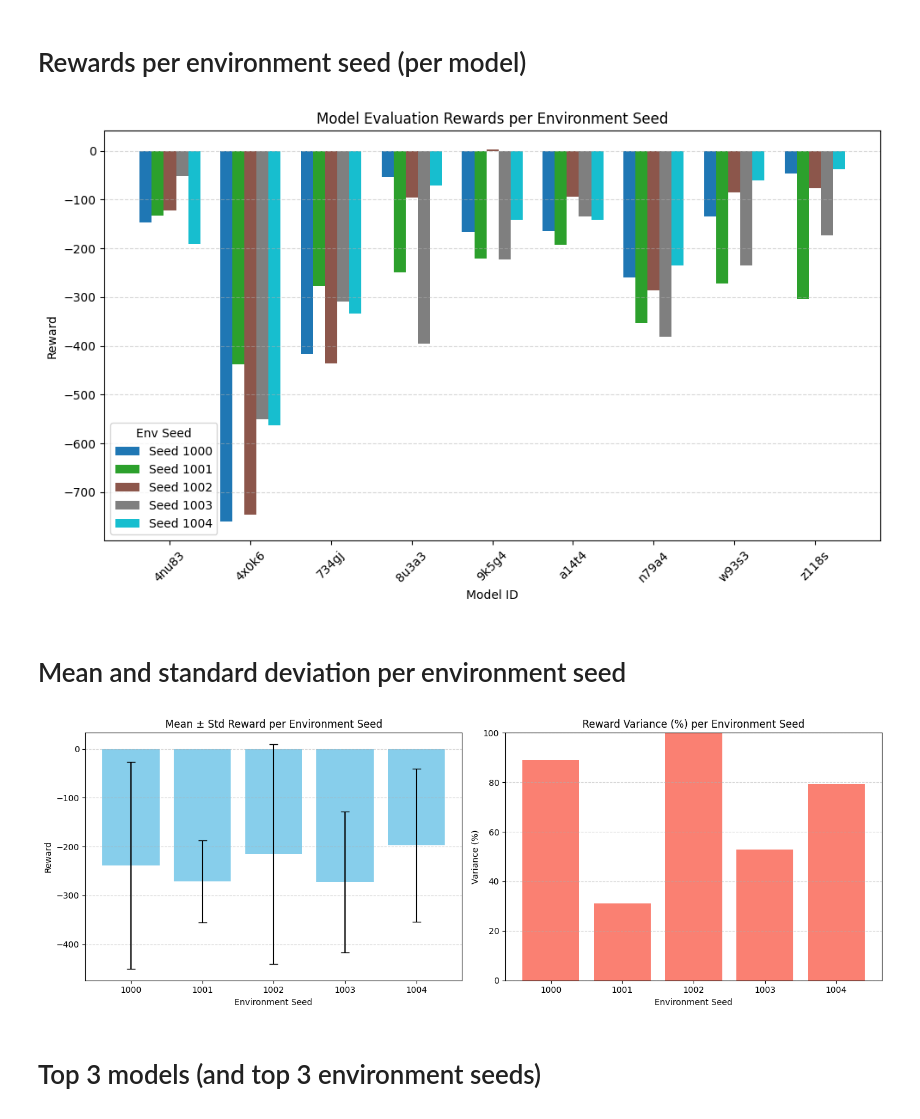
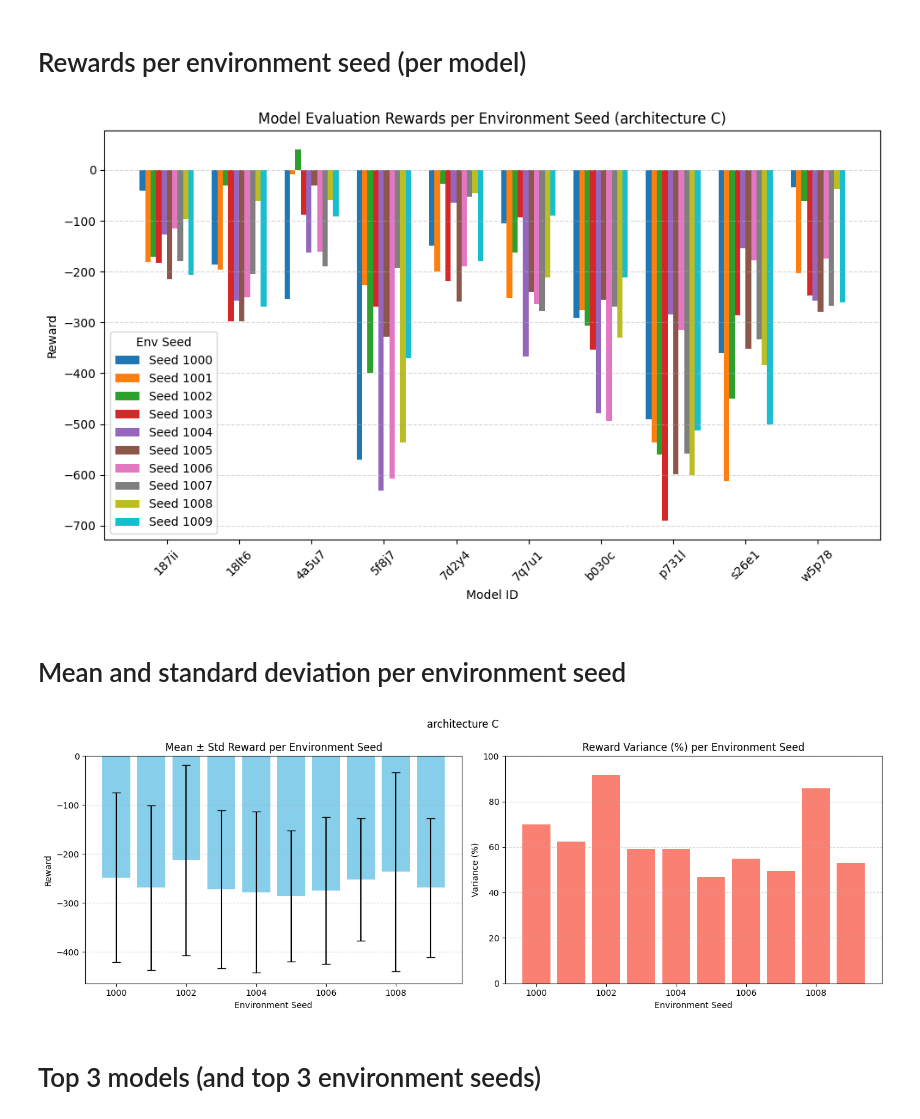
Before and after one commit to Willian-Girao/lunar-transformer-il, a Jupyter notebook: notebooks/1_architecture_quality_viz.ipynb, the cells around one changed output. Cells and saved outputs as stored; diff of their text form; code cells hidden in the pictures.

```diff
--- a/notebooks/1_architecture_quality_viz.ipynb
+++ b/notebooks/1_architecture_quality_viz.ipynb
@@ -16,10 +16,13 @@ sys.path.append(os.path.abspath(os.path.join(os.getcwd(), '..')))
 
 from src.utils.model_handling import get_models_evaluation_data
 # %%
-dir = 'models_baseline_2'
+dir = 'models_architecture_C'
 # %%
 project_root = os.path.abspath(os.path.join(os.getcwd(), '../'))
 models = os.listdir(os.path.join(project_root, 'results', dir))
+# %%
+plot_save_dir = os.path.join(project_root, 'results', 'plots')
+os.makedirs(plot_save_dir, exist_ok=True)
 # %% [markdown]
 # Rewards per environment seed (per model)
 # %%
@@ -32,36 +35,37 @@ for model_id in models:
 
     for env_info, eval_data in eval_data.items():
         env_seed = int(re.findall(r'\d+', env_info)[0])
-        data[model_id][env_seed] = np.round(eval_data, 2)
+        data[model_id][env_seed] = np.round(np.sum(eval_data), 2)
 # %%
 # Extract keys
 models = list(data.keys())
 env_seeds = sorted(next(iter(data.values())).keys())  # e.g. [1000, 1001, 1002, 1003, 1004]
 
 # Group bar plot setup
 x = np.arange(len(models))
-bar_width = 0.15
+bar_width = 0.075
 colors = plt.cm.tab10(np.linspace(0, 1, len(env_seeds)))
 
 plt.figure(figsize=(10, 6))
 
 # Plot one bar per env seed
 for i, seed in enumerate(env_seeds):
     rewards = [data[m][seed] for m in models]
     plt.bar(x + i * bar_width, rewards, width=bar_width, label=f"Seed {seed}", color=colors[i])
 
 # Formatting
 plt.xticks(x + bar_width * (len(env_seeds) - 1) / 2, models, rotation=45)
 plt.xlabel("Model ID")
 plt.ylabel("Reward")
-plt.title("Model Evaluation Rewards per Environment Seed")
+plt.title("Model Evaluation Rewards per Environment Seed" + f' ({dir.split('_')[1]} {dir.split('_')[2]})')
 plt.legend(title="Env Seed")
 plt.tight_layout()
 plt.grid(axis='y', linestyle='--', alpha=0.5)
 
 plt.show()
+plt.savefig(os.path.join(plot_save_dir, "model_evaluation_rewards_per_environment_seed" + f'_{dir.split('_')[1]}_{dir.split('_')[2]}.svg'))
 # %% [output]
-[figure, old version]
+[figure, new version]
 # %% [markdown]
 # Mean and standard deviation per environment seed
 # %%
@@ -103,10 +107,11 @@ axes[1].set_title("Reward Variance (%) per Environment Seed")
 axes[1].grid(axis='y', linestyle='--', alpha=0.5)
 axes[1].set_ylim(0, 100)
 
+plt.suptitle(f'{dir.split('_')[1]} {dir.split('_')[2]}')
 plt.tight_layout()
 plt.show()
 # %% [output]
-[figure, old version]
+[figure, new version]
 # %% [markdown]
 # Top 3 models (and top 3 environment seeds)
 # %%
```
Also changed, not shown: parts of 2 cells of this notebook, 18 other files.
